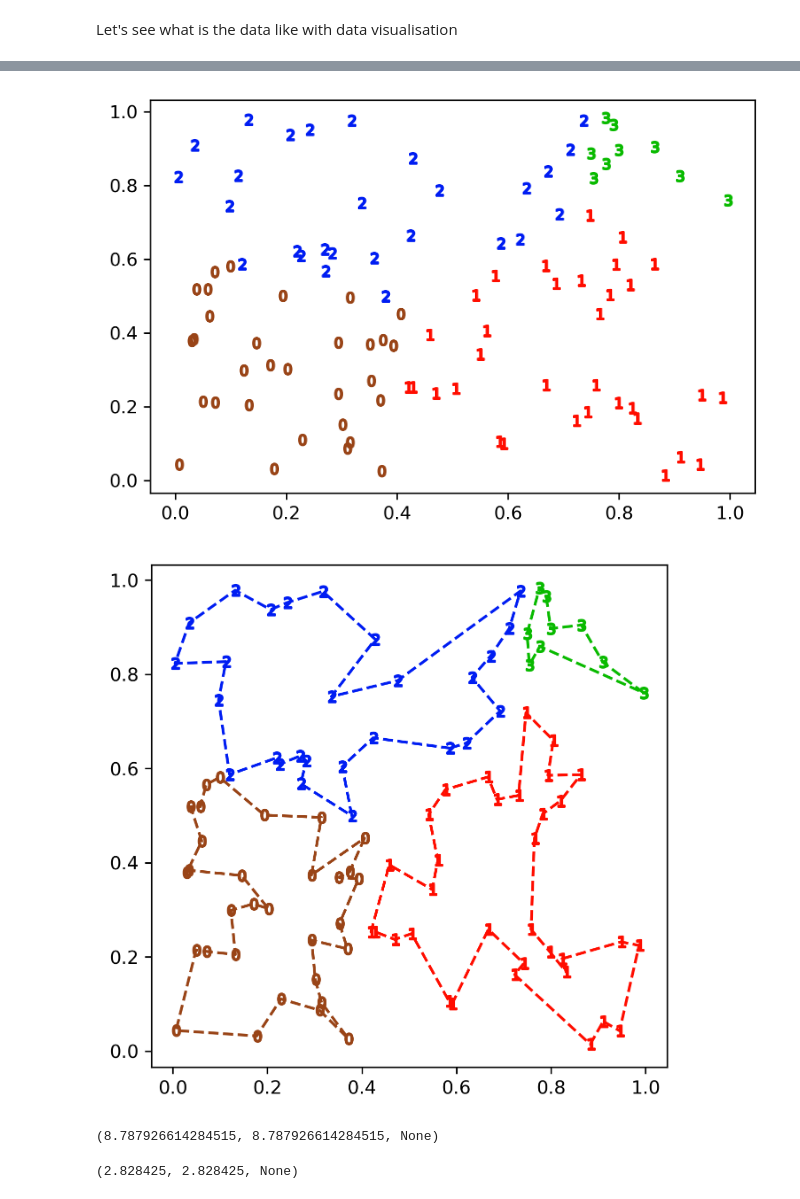
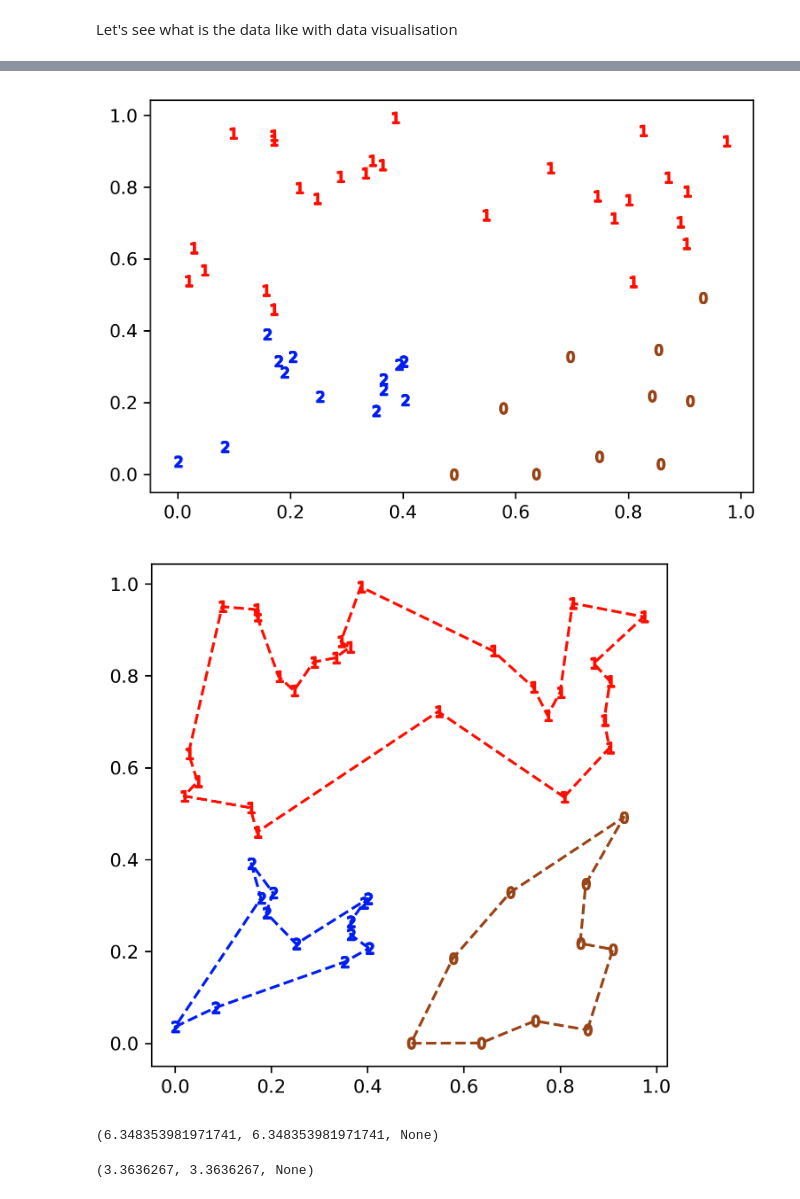
Before and after one commit to ma-shangao/rl_waypoint_mrta, a Jupyter notebook: eval_sample.ipynb, the cells around one changed output, grey strips where cells are left out. Cells and saved outputs as stored; diff of their text form; code cells hidden in the pictures.

```diff
--- a/eval_sample.ipynb
+++ b/eval_sample.ipynb
@@ -12,8 +12,9 @@ from visualisation import plot_the_clustering_2d, plot_the_clustering_2d_with_cy
 # %%
 args = argparse.Namespace()
 args.model_type = 'moe_mlp'
-args.clusters_num = 4
+args.clusters_num = 3
 args.n_component = 3
+args.city_num = 100
 args.feature_dim = 2
 args.hidden_dim = 128
 args.train = False
@@ -23,7 +24,7 @@ First, we need two principe inputs for this evaluation procedure: the trained mo
 
 We'll start with the trained model. you may feel free to try your own trained model by replacing the below directory to the one of your model.
 # %%
-args.eval_dir = 'trained_sessions/moe_mlp/rand_100-4/trained_model/batch31200.pt'
+args.eval_dir = 'trained_sessions/moe_mlp/rand_50-3/trained_model/batch18400.pt'
 model = model_prepare(args)
 # %% [markdown]
 After loaded the model to evaluate, we'll move on to the data.
@@ -44,19 +45,19 @@ pi, c_d, c_d_origin, degeneration_flag = cluster_tsp_solver(args.clusters_num, m
 # %%
 plot_the_clustering_2d(args.clusters_num, a[0], x[0], 'show')
 # %% [output]
-[figure, old version]
+[figure, new version]
 # %%
 ind_c = np.squeeze(np.argwhere(a == 1))
 # %%
-plot_the_clustering_2d_with_cycle(args.clusters_num, a[0], x[0], pi, showcase_mode='show')
+plot_the_clustering_2d_with_cycle(args.clusters_num, a[0], x[0], draw_cycle=True, pi=pi, showcase_mode='show')
 # %% [output]
-[figure, old version]
+[figure, new version]
 # %%
 sum(c_d), sum(c_d_origin), degeneration_flag
 # %% [output]
-(8.787926614284515, 8.787926614284515, None)
+(6.348353981971741, 6.348353981971741, None)
 # %%
 max(c_d), max(c_d_origin), degeneration_flag
 # %% [output]
-(2.828425, 2.828425, None)
+(3.3636267, 3.3636267, None)
 # %%
```
Also changed, not shown: parts of 4 cells of this notebook, 1 other file.
